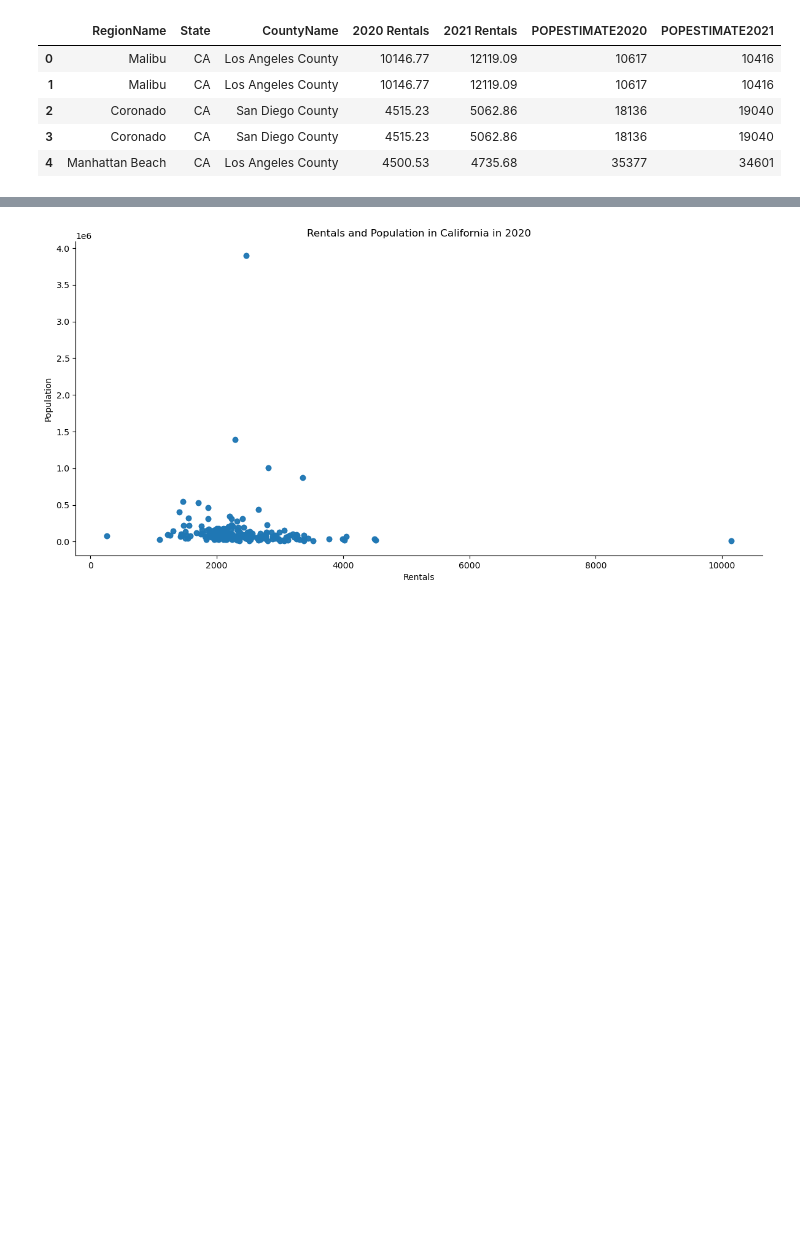
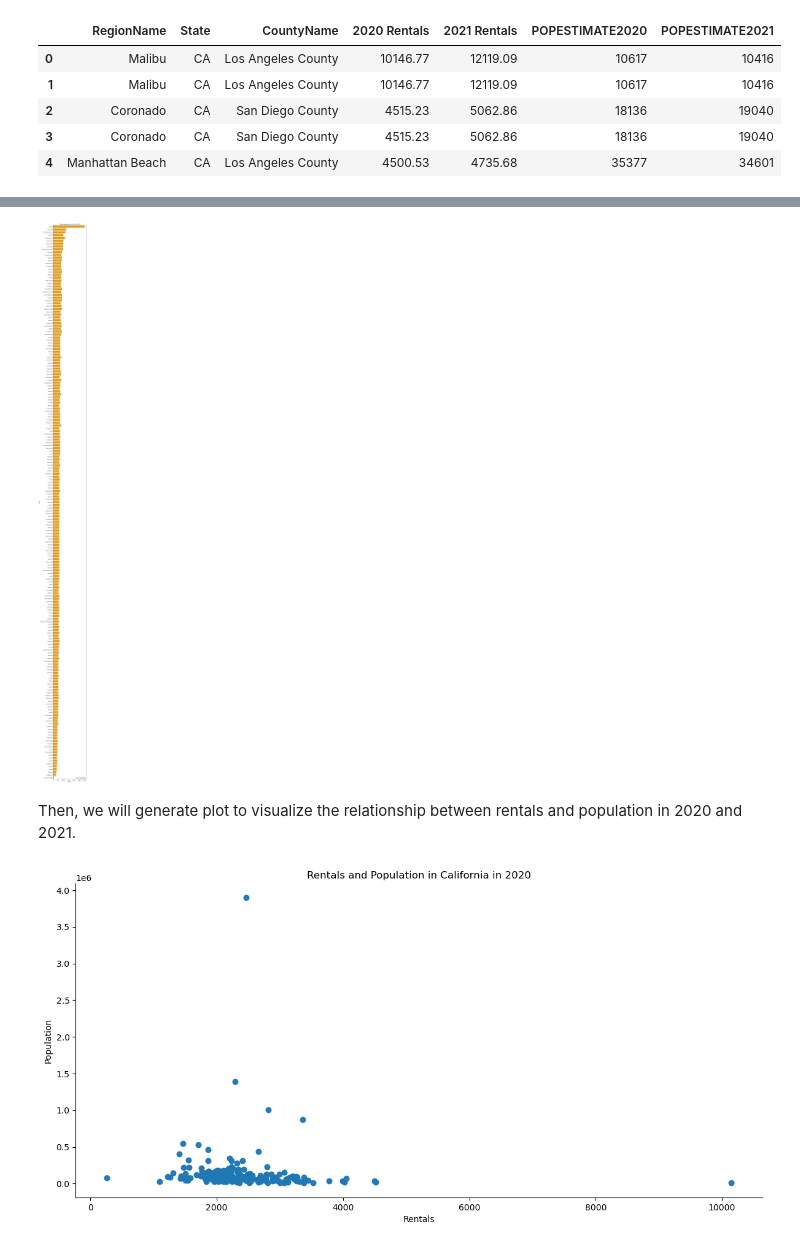
Before and after one commit to ahvuong/COGS108_Data_Science_In_Practice, a Jupyter notebook: EDACheckpointGroup_Sp23_AAA-H.ipynb, the cells around one changed output, grey strips where cells are left out. Drawn from its saved outputs; the diff is of its cells as text; code cells hidden in the pictures; blank space fills up the shorter version.

```diff
--- a/EDACheckpointGroup_Sp23_AAA-H.ipynb
+++ b/EDACheckpointGroup_Sp23_AAA-H.ipynb
@@ -1051,3 +1091,15 @@ CA_rentals_population.head()
+# %%
+plt.figure(figsize=(6, 100))
+sns.barplot(x='2021 Rentals', y='RegionName', data=CA_rentals_population, color='orange', label='2021 Rentals')
+plt.ylabel('Cities')
+plt.xlabel('Rentals')
+plt.title('California Rentals By Cities in 2021')
+plt.legend()
+plt.show()
+# %% [output]
+[figure, added]
+# %% [markdown]
+Then, we will generate plot to visualize the relationship between rentals and population in 2020 and 2021.
 # %%
 # plot relationship between rentals and population in 2020
 sns.lmplot(x = '2020 Rentals', y = 'POPESTIMATE2020', data = CA_rentals_population, height = 6, aspect = 2, fit_reg = False);
```
Also changed, not shown: parts of 13 cells of this notebook.
